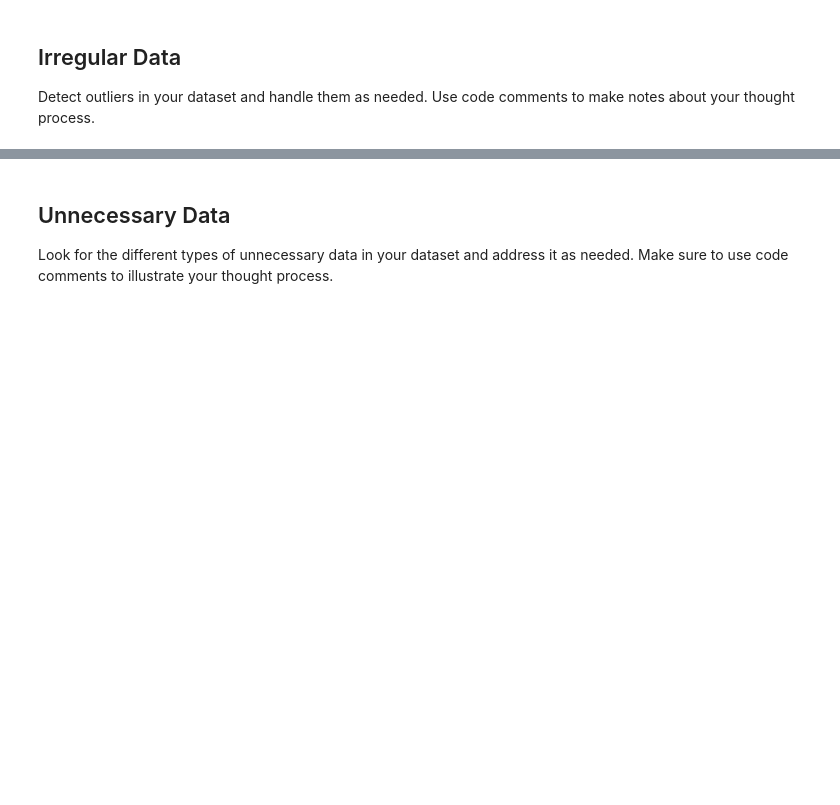
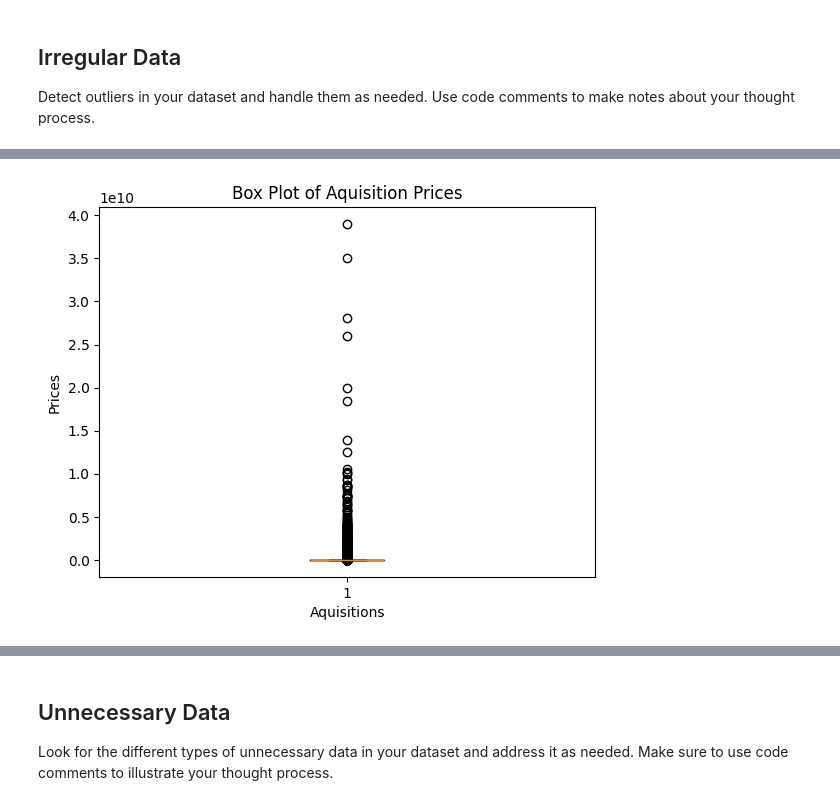
Before and after one commit to bradleytkay/cleaning-data-checkpoint, a Jupyter notebook: checkpoint-three.ipynb, the cells around one changed output, grey strips where cells are left out. Saved outputs shown, nothing was run; the diff lists cells and outputs as text; code cells hidden in the pictures; blank space fills up the shorter version.

Commit message:
done thru cleaning ipos_df

```diff
--- a/checkpoint-three.ipynb
+++ b/checkpoint-three.ipynb
@@ -432,3 +445,93 @@ dtype: int64
 ## Irregular Data
 
 Detect outliers in your dataset and handle them as needed. Use code comments to make notes about your thought process.
+# %%
+import matplotlib.pyplot as plt
+import seaborn as sns
+
+# Finding irregular data in table #1: acquisitions_df
+
+# print(acquisitions_df['price_amount'].describe())
+# The mean is much higher than the median, which suggested that the data is skewed by a few
+# really large aquisitions pulling the mean up.  Not sure if this is inherently bad, though,
+# this may just be how the accurate data tracks.
+
+# The max of 2.6 trillion is exponentially higher than the 75% of 500000.  Again, this points
+# to a small number of extreme data points heavily skewing the dataset.
+
+# There appear to be a lot of rows with 0s in them, as evidenced by the 25% and 50%.
+# print((acquisitions_df['price_amount'] == 0).sum())
+# print(acquisitions_df['price_amount'].count())
+
+# # Yeah, 72.82% of the rows appear to have 0 values in them.  What does that mean for my
+# # dataset?
+
+# plt.boxplot(acquisitions_df['price_amount'])
+# plt.title('Box Plot of Aquisition Prices')
+# plt.xlabel('Aquisitions')
+# plt.ylabel('Prices')
+# plt.show()
+
+# Okay, this visualiation seems to show that that 2.6 trillion number is an outlier.  What
+# is that acqusition?
+
+prices_sorted = acquisitions_df['price_amount'].sort_values(ascending=False)
+prices_sorted.head()
+
+# # Okay, there are multiple aqsuitions greater than 10 billion, but only one over 1 trillion.
+# # Which aqsuition was over 1 trillion?  Apparently it's the one with id 5348
+
+acquisition_5348 = acquisitions_df.loc[acquisitions_df['id'] == 5348]
+print(acquisition_5348)
+
+# Apparently it's aquired_at date was 1984-06-27, but I can't see a way to link that data to
+# another table that also lists aquired_at dates...
+
+search_date = pd.to_datetime('1984-06-27')
+matching_rows = objects_df[objects_df.isin([search_date]).any(axis=1)]
+print(matching_rows)
+
+# It's possible that the columns containing dates in objects_df aren't in datetime format, but
+# I think I can just say that the aqsuition of 2.6 trillion can safely be considered an outlier
+# and dropped.
+
+# acquisitions_df = acquisitions_df.drop(index=5347)
+
+plt.boxplot(acquisitions_df['price_amount'])
+plt.title('Box Plot of Aquisition Prices')
+plt.xlabel('Aquisitions')
+plt.ylabel('Prices')
+plt.show()
+
+# Re-vizualition appears to show that the row containing the $2.6 trillion acquisition was
+# successfully dropped.  Now I'm starting to wonder if those acquisitions over $10 billion
+# should be considered outliers, as well.  Maybe I should've just done IQR analysis rather
+# than relying on visualizations?
+
+valid_prices = acquisitions_df['price_amount'].dropna()
+
+Q1 = valid_prices.quantile(0.25)
+Q3 = valid_prices.quantile(0.75)
+IQR = Q3-Q1
+
+lower_bound = Q1 - (1.5 * IQR)
+upper_bound = Q3 + (1.5 * IQR)
+
+outliers = acquisitions_df[(acquisitions_df['price_amount'] < lower_bound) | (acquisitions_df['price_amount'] > upper_bound)]
+outliers.head()
+
+print(lower_bound)
+print(upper_bound)
+
+cleaned_acquisitions_df = acquisitions_df[
+    (acquisitions_df['price_amount'] >= lower_bound) &
+    (acquisitions_df['price_amount'] <= upper_bound)]
+
+cleaned_acquisitions_df.head()
+
+plt.boxplot(cleaned_acquisitions_df['price_amount'])
+plt.title('Box Plot of Aquisition Prices')
+plt.xlabel('Aquisitions')
+plt.ylabel('Prices')
+plt.show()
+# %% [output]
@@ -434,0 +546 @@ Detect outliers in your dataset and handle them as needed. Use code comments to
+[figure, added]
```
Also changed, not shown: parts of 4 cells of this notebook.
